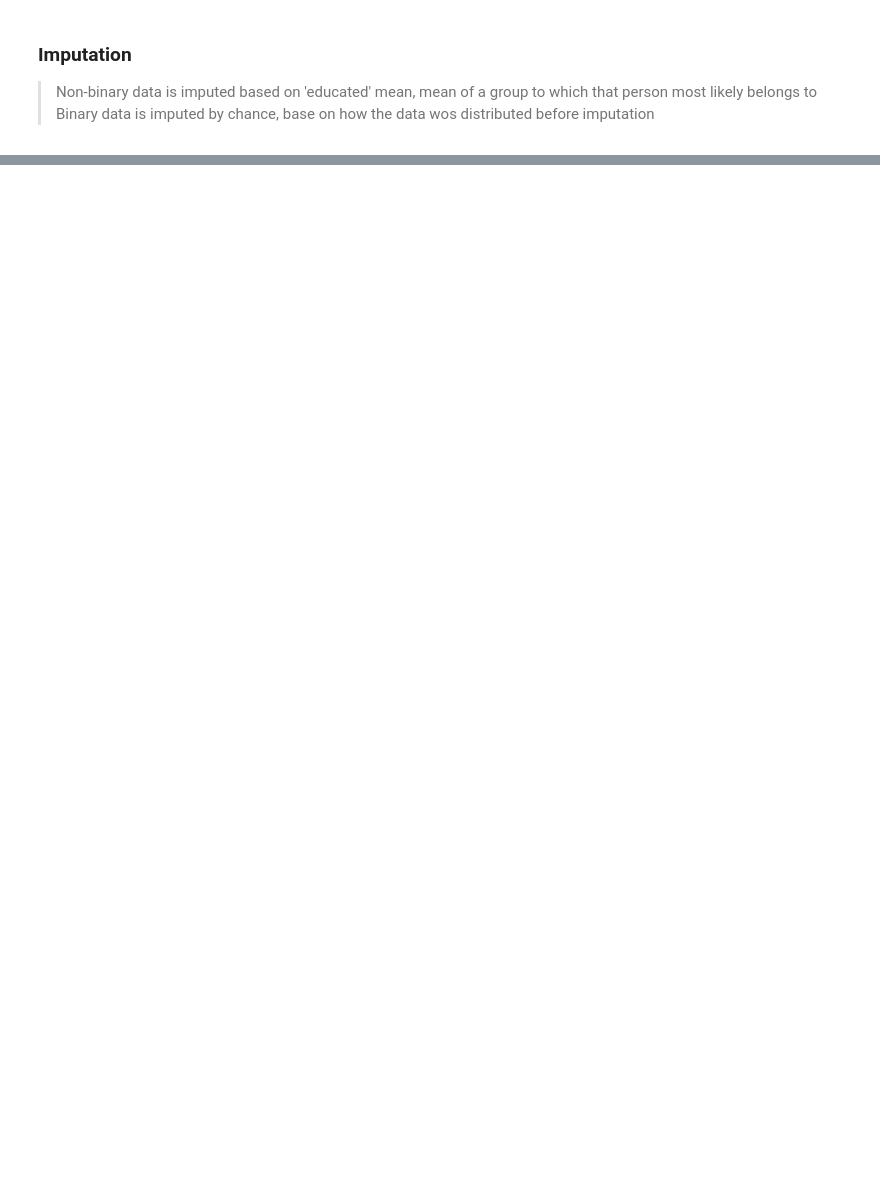
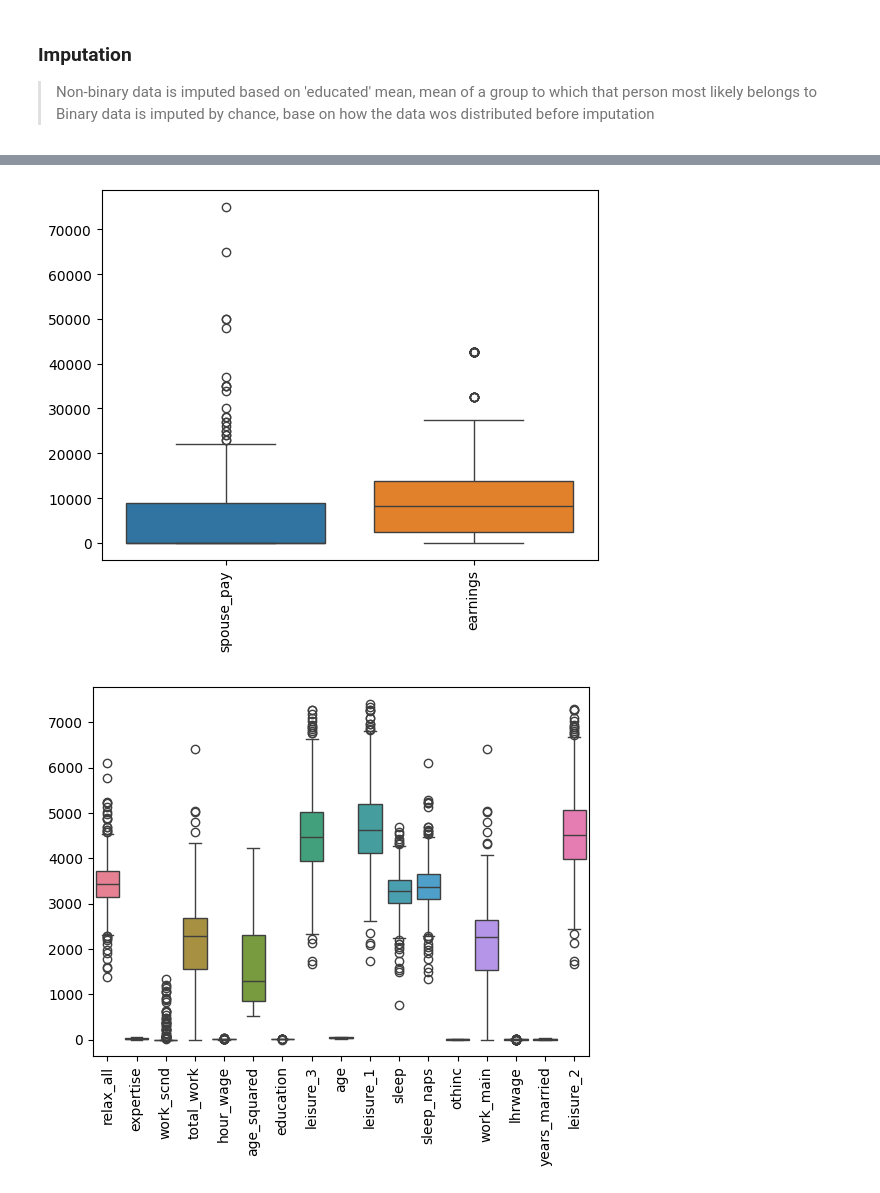
Before and after one commit to Mauzerov/DS-SleepData, a Jupyter notebook: Analysis.ipynb, the cells around one changed output, grey strips where cells are left out. Cells and saved outputs as stored; diff of their text form; code cells hidden in the pictures; blank space fills up the shorter version.

Commit message:
add boxplots

```diff
--- a/Analysis.ipynb
+++ b/Analysis.ipynb
@@ -190 +190,16 @@ df
 706 rows × 34 columns
+# %%
+big_columns = {"earnings", "spouse_pay"}
+binary_columns = set(df.columns[df.nunique() == 2])
+low_columns = set(df.columns[df.max() <= 200]) - binary_columns
+
+sns.boxplot(df[list(big_columns)])
+plt.xticks(rotation=90)
+plt.show()
+
+sns.boxplot(df[list(set(df.columns) - big_columns - {"case"} - binary_columns - low_)])
+plt.xticks(rotation=90)
+plt.show()
+# %% [output]
+[figure, added]
+[figure, added]
```
Also changed, not shown: parts of 3 cells of this notebook.
